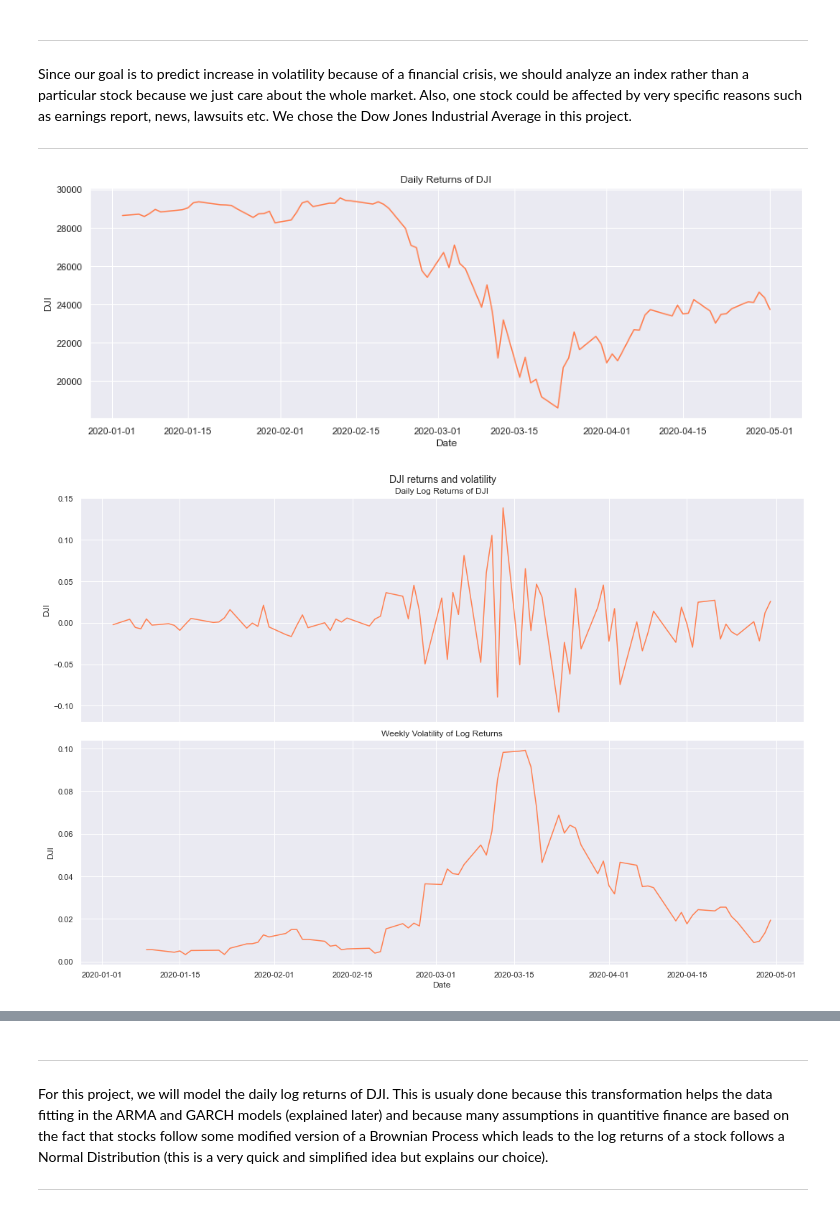
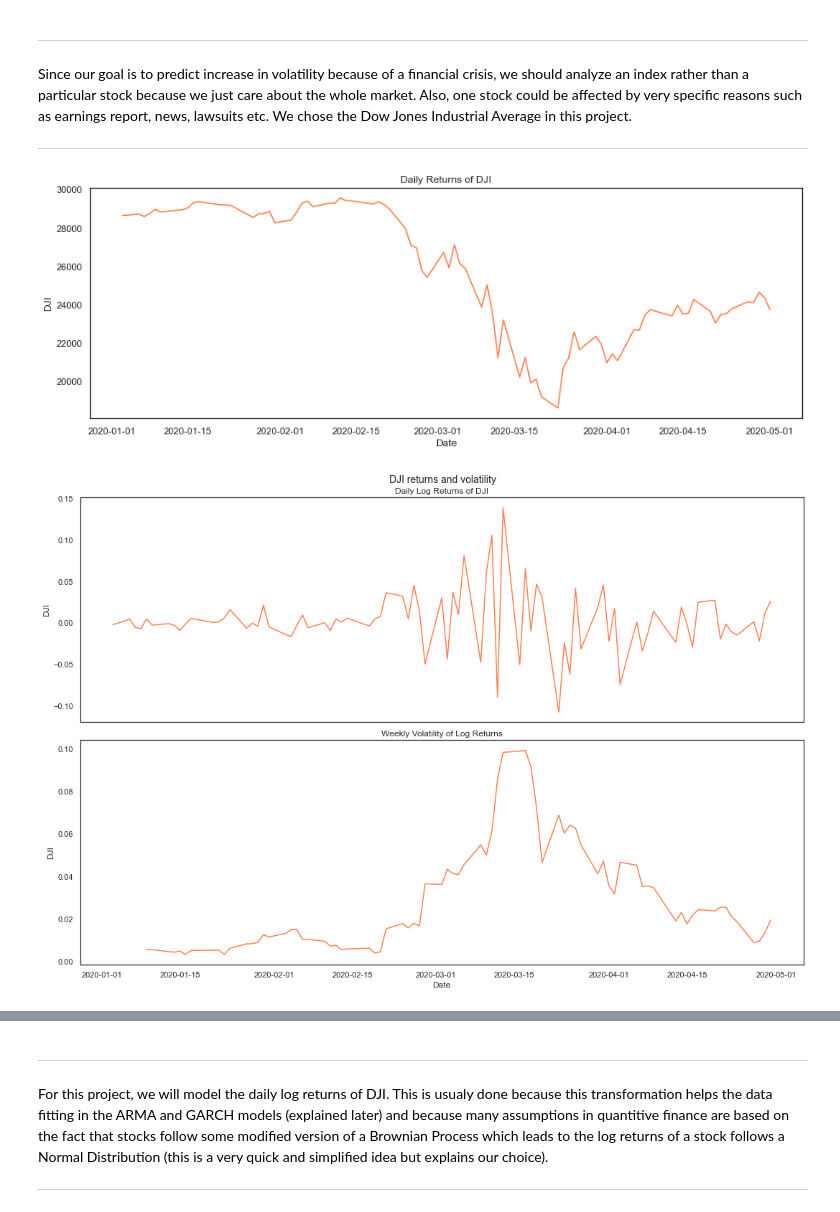
Before and after one commit to epfl-ada/ada-2020-project-milestone-p3-p3_adanas, a Jupyter notebook: creative_extension.ipynb, the cells around one changed output, grey strips where cells are left out. Cells and saved outputs as stored; diff of their text form; code cells hidden in the pictures.

```diff
--- a/creative_extension.ipynb
+++ b/creative_extension.ipynb
@@ -8,7 +6,9 @@ from pandas_datareader import data as pdr
 from datetime import date, datetime
 import numpy as np
 import matplotlib.pyplot as plt
+import matplotlib.style as style
 import seaborn as sns
-sns.set_theme(style="darkgrid")
+sns.set_theme(style='white')
+#style.use('seaborn-deep')
 
 %matplotlib inline
@@ -104,29 +102,29 @@ fig, ax = plt.subplots(1, figsize=(15,5))
 ax =  sns.lineplot(x="Date", y=ticker,
              data=stocks, color='coral')
 ax.set_title('Daily Returns of ' + ticker)
-plt.savefig("DJI_daily_ret.png")
+SaveFig("DJI_daily_ret.png")
 plt.show()
 # %% [output]
-[figure, old version]
+[figure, new version]
 # %%
 fig, ax = plt.subplots(2,1, figsize=(15,10),sharex=True)
 
 plt.figtext(0.525, 1, ticker+" returns and volatility",fontsize=14, ha='center', va='center')
 
 # Plot the log returns of the index
 ax[0] =  sns.lineplot(x="Date", y=ticker,
              data=daily_returns, color='coral', ax=ax[0])
 ax[0].set_title('Daily Log Returns of ' + ticker)
 
 # Plot the weeekly volatility returns of the index
 ax[1] =  sns.lineplot(x="Date", y=ticker,
              data=weekly_volatility, color='coral', ax=ax[1])
 ax[1].set_title('Weekly Volatility of Log Returns')
 plt.tight_layout()
-plt.savefig("Daily_log_ret+volatility.png")
+SaveFig("Daily_log_ret+volatility.png")
 plt.show()
 # %% [output]
-[figure, old version]
+[figure, new version]
 # %%
 # Computing weekly volatility for the stocks
 stocks_weekly_volatility = stocks.rolling(5).std()
```
Also changed, not shown: parts of 16 cells of this notebook, 16 other files.
